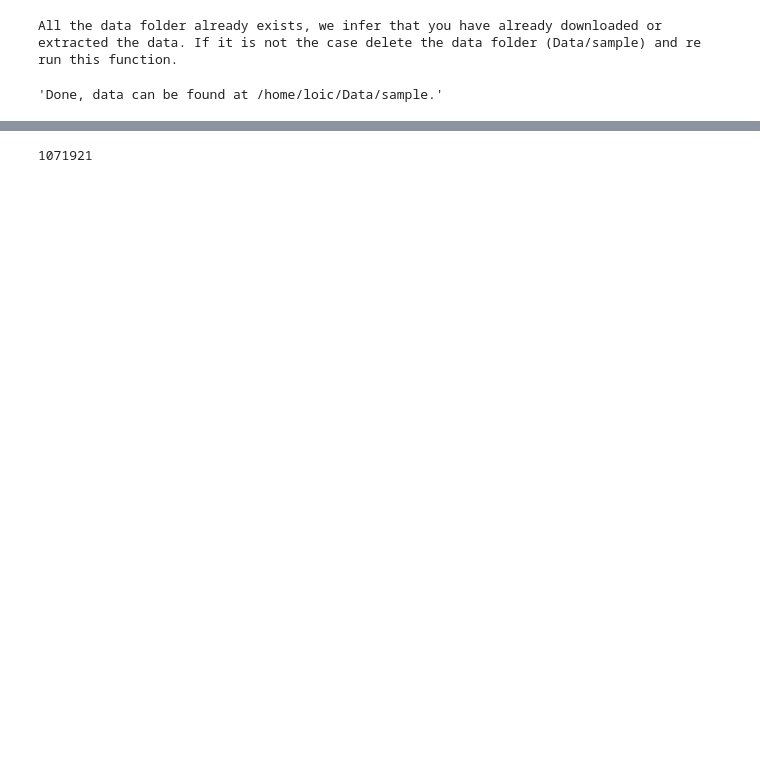
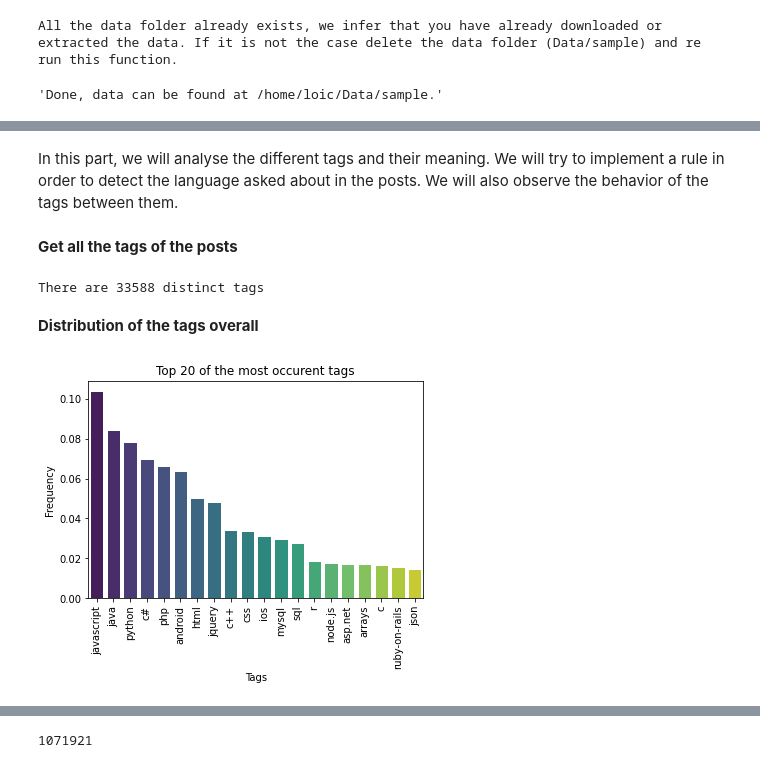
Before and after one commit to loicbausor/big_data_project, a Jupyter notebook: Notebooks/Some first insights.ipynb, the cells around one changed output, grey strips where cells are left out. Cells and saved outputs as stored; diff of their text form; code cells hidden in the pictures; blank space fills up the shorter version.

```diff
--- a/Notebooks/Some first insights.ipynb
+++ b/Notebooks/Some first insights.ipynb
@@ -225,0 +140,11 @@ cleaned_post = cleaned_post.withColumn('language_deduced', data_transfo.udf_dete
+# %%
+# Applying our transformation
+
+cleaned_post = (
+    posts
+    .withColumn('Splitted_tags', tags_split)
+    .withColumn('Splitted_tags', F.split(F.col("Splitted_tags"),"<split_token>"))
+    .withColumn('Splitted_tags', udf_drop(F.col("Splitted_tags")))
+    .withColumn('Splitted_tags', F.split(F.col("Splitted_tags"),","))
+    .drop('Tags')
+    )
@@ -225,0 +153,4 @@ cleaned_post = cleaned_post.withColumn('language_deduced', data_transfo.udf_dete
+# %% [markdown]
+In this part, we will analyse the different tags and their meaning. We will try to implement a rule in order to detect the language asked about in the posts. We will also observe the behavior of the tags between them.
+# %% [markdown]
+**Get all the tags of the posts**
@@ -225,0 +165,25 @@ cleaned_post = cleaned_post.withColumn('language_deduced', data_transfo.udf_dete
+# %%
+print('There are {} distinct tags'.format(tags.shape[0]))
+# %% [output]
+There are 33588 distinct tags
+# %% [markdown]
+**Distribution of the tags overall**
+# %%
+sns.set_palette("viridis")
+top = 20
+options = {
+    "title" : "Top {} of the most occurent tags".format(top),
+    "xlabel": "Tags",
+    "ylabel": "Frequency"
+}
+
+tmp = tags.sort_values(by ="count",ascending = False).head(top)
+tmp["count"] = tmp["count"] / count_posts
+
+fig, ax = plt.subplots(1);
+sns.set_style('whitegrid');
+sns.barplot(x="tags", y="count", data=tmp, ax=ax, palette = 'viridis')
+ax.set(**options);
+plt.xticks(rotation=90);
+# %% [output]
+[figure, added]
```
Also changed, not shown: parts of 74 cells of this notebook.
